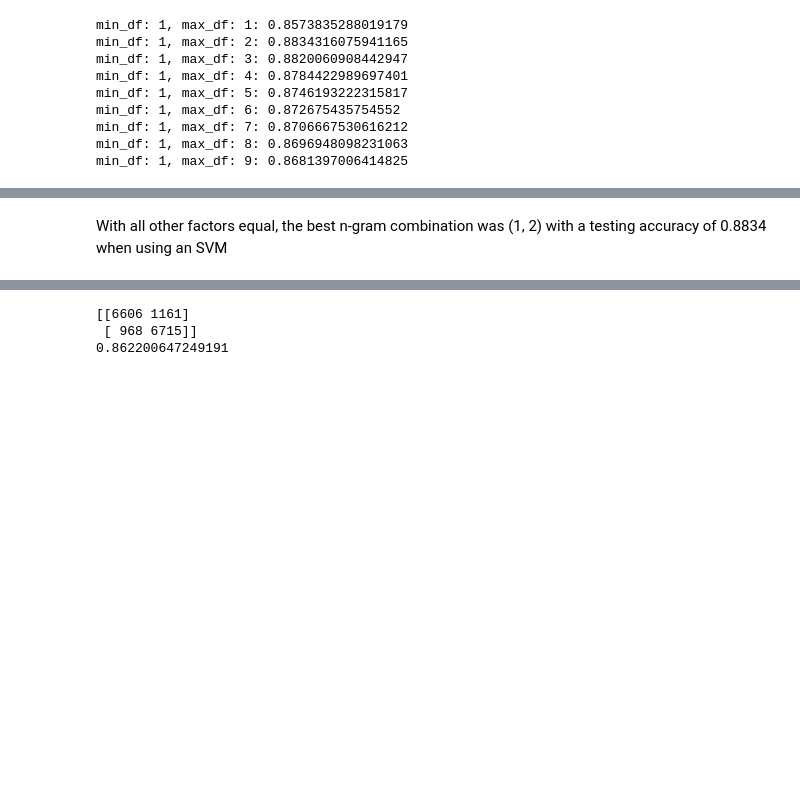
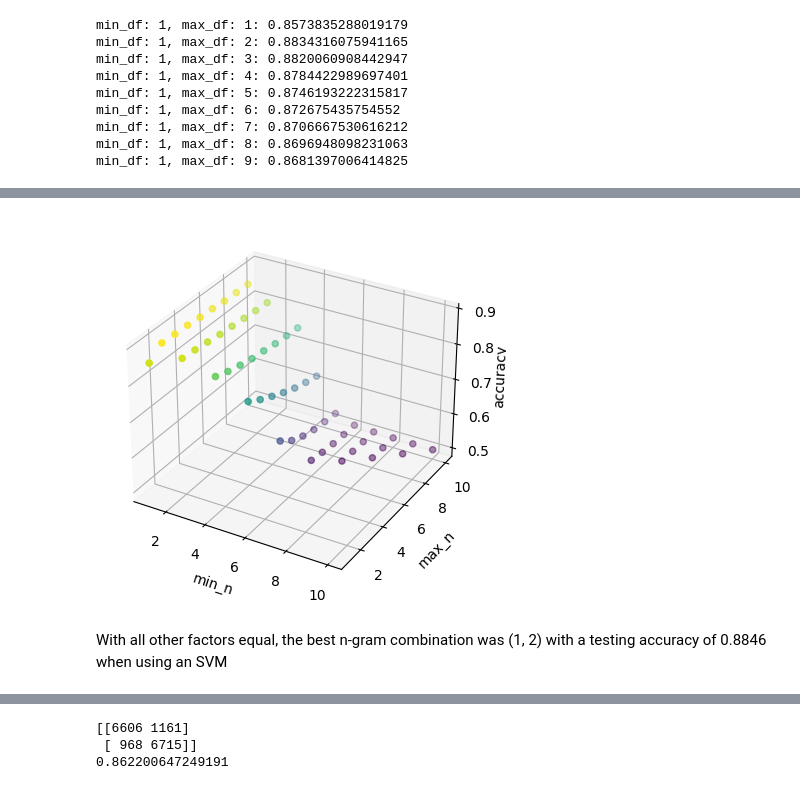
Before and after one commit to andlrutt/cs425-final-project, a Jupyter notebook: main.ipynb, the cells around one changed output, grey strips where cells are left out. Drawn from its saved outputs; the diff is of its cells as text; code cells hidden in the pictures; blank space fills up the shorter version.

```diff
--- a/main.ipynb
+++ b/main.ipynb
@@ -206,5 +227,20 @@ min_df: 10, max_df: 10: 0.5023334197562873
+# %%
+# values taken from the above output
+x_graph = [*np.full(9,1),*np.full(8,2),*np.full(8,3),*np.full(7,4),*np.full(6,5),*np.full(5,6),*np.full(4,7),*np.full(3,8),*np.full(2,9),10]
+y_graph = [*np.arange(1,10),*np.arange(2,10),*np.arange(3,11),*np.arange(4,11),*np.arange(5,11),*np.arange(6,11),*np.arange(7,11),*np.arange(8,11),*np.arange(9,11),10]
+z_graph = [0.8566984250437488,0.8845680212586687,0.8821051267094433,0.8806792403914706,0.8767904595242725,0.8751053211484866,0.8714109793246484,0.870244345064489,0.8690777108043295,0.8579854809437386,0.8544205340938553,0.8495592429349235,0.8443738656987296,0.8411330049261084,0.8376328752916775,0.8338086595799844,0.8310215193155303,0.7969276639875551,0.7836401348198081,0.7738527352864921,0.765426497277677,0.7605652061187451,0.7545372050816697,0.7511018926626912,0.7476665802437127,0.715322789732953,0.6926367643246046,0.6739045890588541,0.6566632097485092,0.6418848846253565,0.6309307752138968,0.6215970961887477,0.5907441016333939,0.5626782473424942,0.5462794918330308,0.5359735545760954,0.5303344568317345,0.5263157894736842,0.5217137671765621,0.5152968628467721,0.5111485610578169,0.5090744101633394,0.5077132486388385,0.506870624837957,0.505509463313456,0.5044075706507648,0.50427793621986,0.5036945812807881,0.5034353124189784,0.5033704952035261,0.5027223230490018,0.5026575058335494,0.5023334197562873]
+fig = plt.figure()
+ax = plt.axes(projection='3d')
+ax.scatter3D(x_graph, y_graph, z_graph, c=z_graph);
+ax.set_xlabel('min_n')
+ax.set_ylabel('max_n')
+ax.set_zlabel('accuracy', rotation=90)
+ax.zaxis.labelpad=-1
+plt.show()
+# %% [output]
+[figure, added]
 # %% [markdown]
-With all other factors equal, the best n-gram combination was (1, 2) with a testing accuracy of 0.8834 when using an SVM
+With all other factors equal, the best n-gram combination was (1, 2) with a testing accuracy of 0.8846 when using an SVM
 # %%
 from sklearn.metrics import confusion_matrix, ConfusionMatrixDisplay
 import matplotlib.pyplot as plt
```
Also changed, not shown: parts of 11 cells of this notebook.
